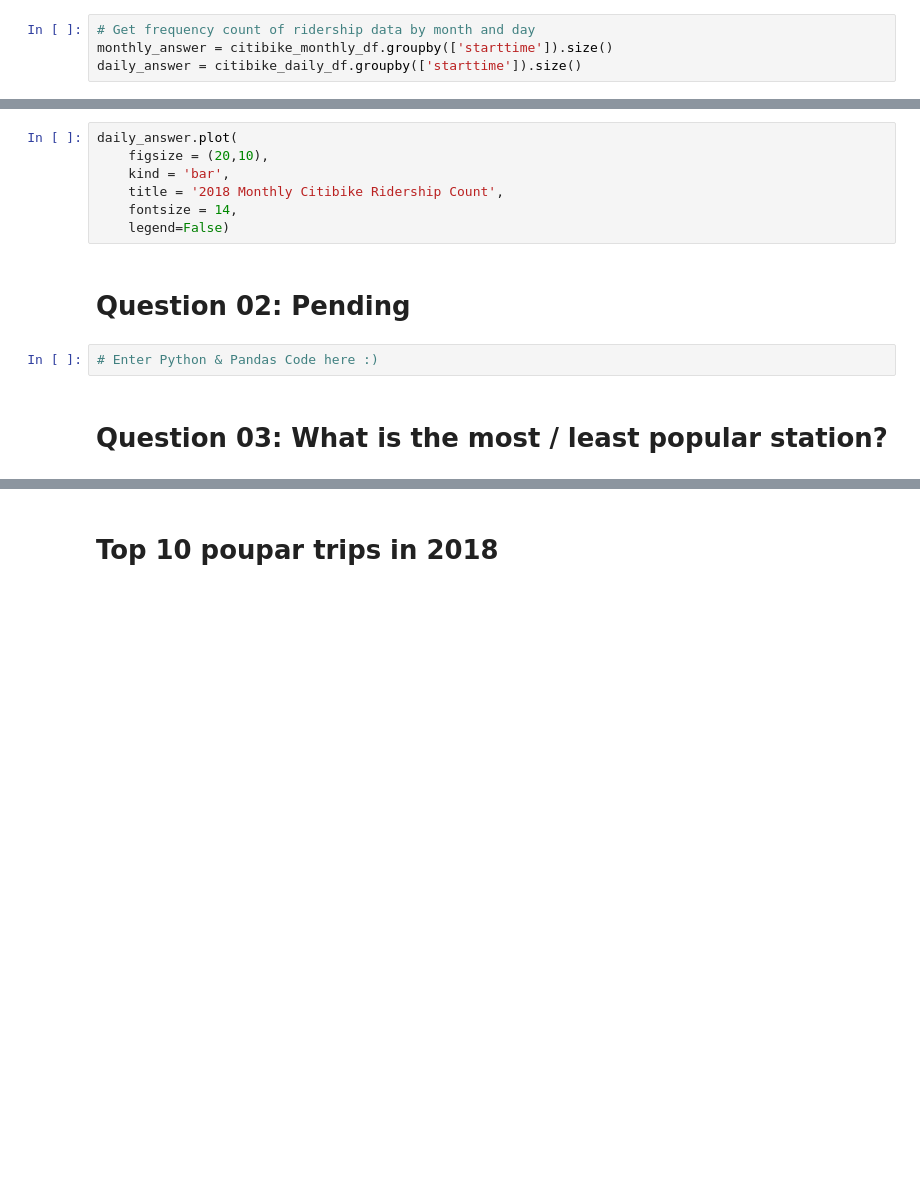
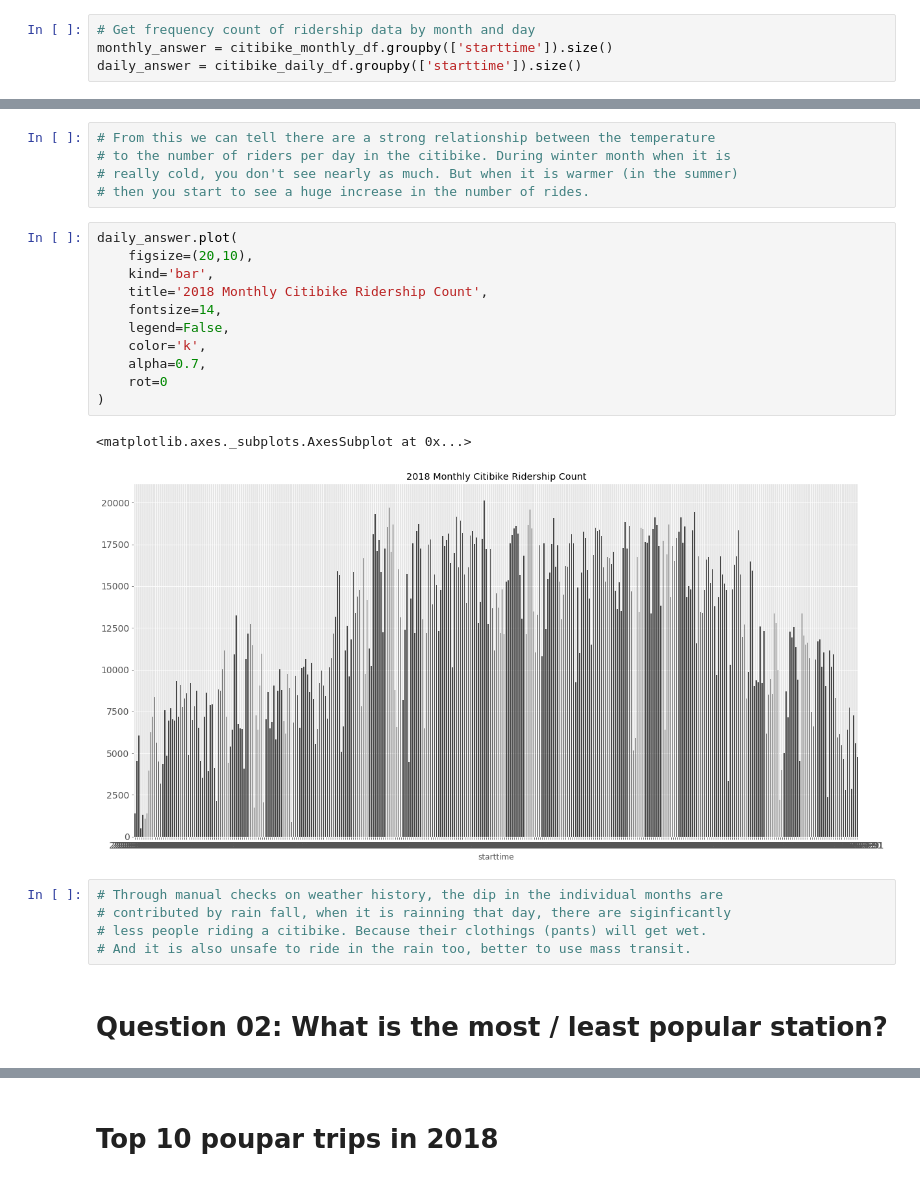
Before and after one commit to ygchan/Citibike, a Jupyter notebook: Main.ipynb, the cells around one changed output, grey strips where cells are left out. Cells and saved outputs as stored; diff of their text form; blank space fills up the shorter version.

```diff
--- a/Main.ipynb
+++ b/Main.ipynb
@@ -210,16 +306,29 @@ temperature_df.plot(
+# %%
+# From this we can tell there are a strong relationship between the temperature
+# to the number of riders per day in the citibike. During winter month when it is
+# really cold, you don't see nearly as much. But when it is warmer (in the summer)
+# then you start to see a huge increase in the number of rides.
 # %%
 daily_answer.plot(
-    figsize = (20,10),
-    kind = 'bar',
-    title = '2018 Monthly Citibike Ridership Count',
-    fontsize = 14,
-    legend=False)
+    figsize=(20,10),
+    kind='bar',
+    title='2018 Monthly Citibike Ridership Count',
+    fontsize=14,
+    legend=False,
+    color='k',
+    alpha=0.7,
+    rot=0
+)
+# %% [output]
+<matplotlib.axes._subplots.AxesSubplot at 0x...>
+[figure, added]
-# %% [markdown]
-# Question 02: Pending
-# %%
-# Enter Python & Pandas Code here :)
+# %%
+# Through manual checks on weather history, the dip in the individual months are
+# contributed by rain fall, when it is rainning that day, there are siginficantly
+# less people riding a citibike. Because their clothings (pants) will get wet.
+# And it is also unsafe to ride in the rain too, better to use mass transit.
 # %% [markdown]
-# Question 03: What is the most / least popular station?
+# Question 02: What is the most / least popular station?
 # %%
 # Most busy start station
 # https://stackoverflow.com/q/29836477
```
Also changed, not shown: parts of 43 cells of this notebook.
